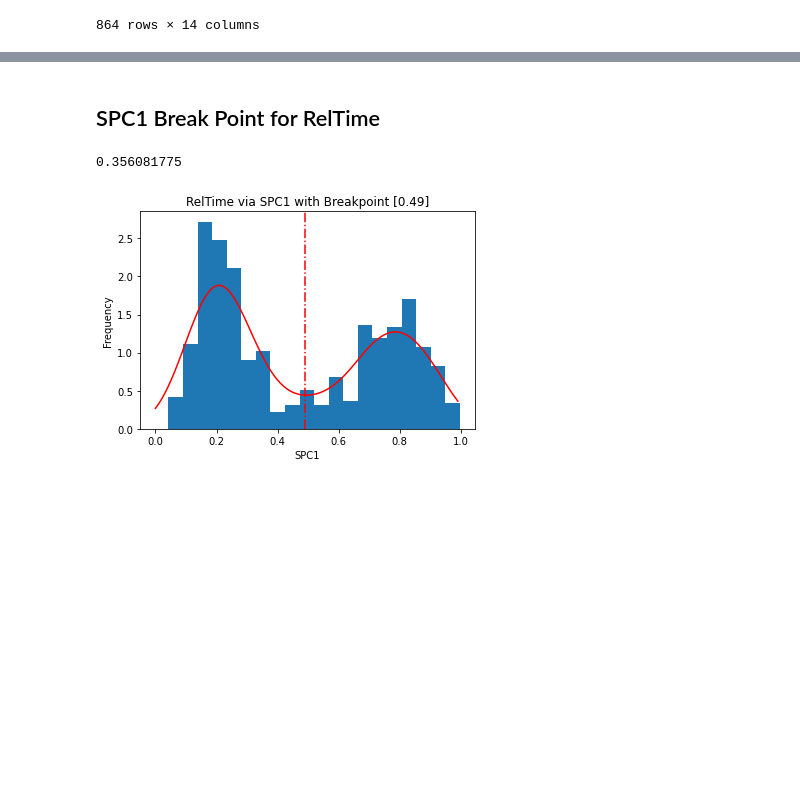
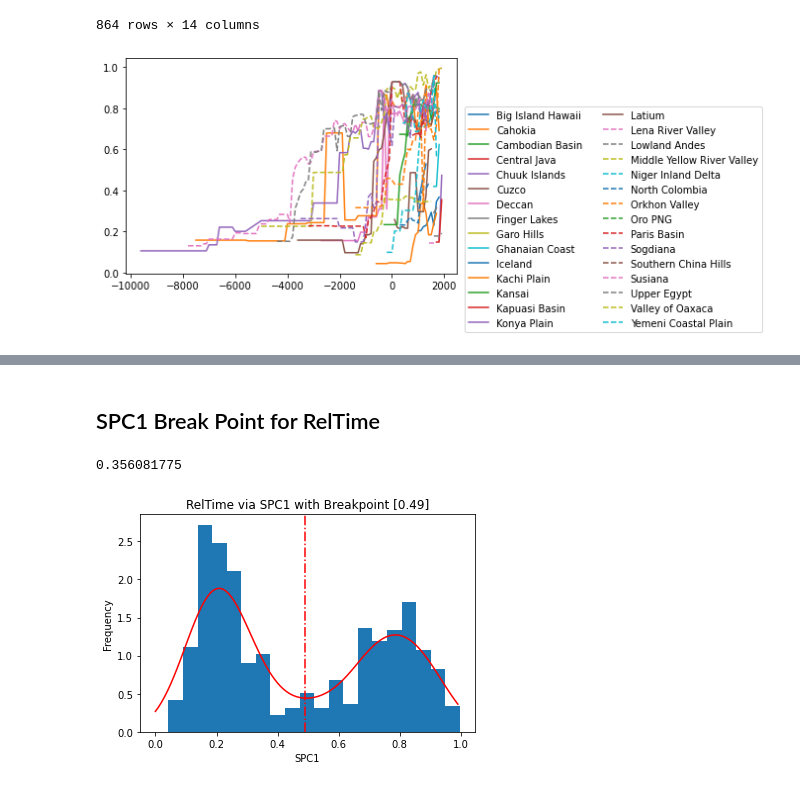
Before and after one commit to TobiasW1891/CSH_Project, a Jupyter notebook: RelTime Analysis.ipynb, the cells around one changed output, grey strips where cells are left out. Saved outputs shown, nothing was run; the diff lists cells and outputs as text; code cells hidden in the pictures; blank space fills up the shorter version.

```diff
--- a/RelTime Analysis.ipynb
+++ b/RelTime Analysis.ipynb
@@ -27,3 +27,14 @@ Data
 | 862 | Yemeni Coastal Plain | YeQasmi | 1700 | 5.418268 | 5.553020 | 3.661252 | 3.000000 | 0.572727 | 0.272727 | 0.833333 | 0.814286 | ... |
 | 863 | Yemeni Coastal Plain | YeQasmi | 1800 | 5.418268 | 5.553020 | 3.661252 | 3.000000 | 0.572727 | 0.272727 | 0.833333 | 0.814286 | ... |
 864 rows × 14 columns
+# %%
+style = "-"
+for i in sorted(list(set(Data["NGA"]))):
+    Data_NGAi = Data[Data["NGA"]==i]
+    plt.plot(Data_NGAi["Time"], Data_NGAi["SPC1"], style, label=i)
+    if i == "Latium":
+        style = "--"
+    plt.legend(bbox_to_anchor=(1.01, 0.8), ncol=2)
+plt.show()
+# %% [output]
+[figure, added]
```
Also changed, not shown: parts of 9 cells of this notebook, 1 other file.
